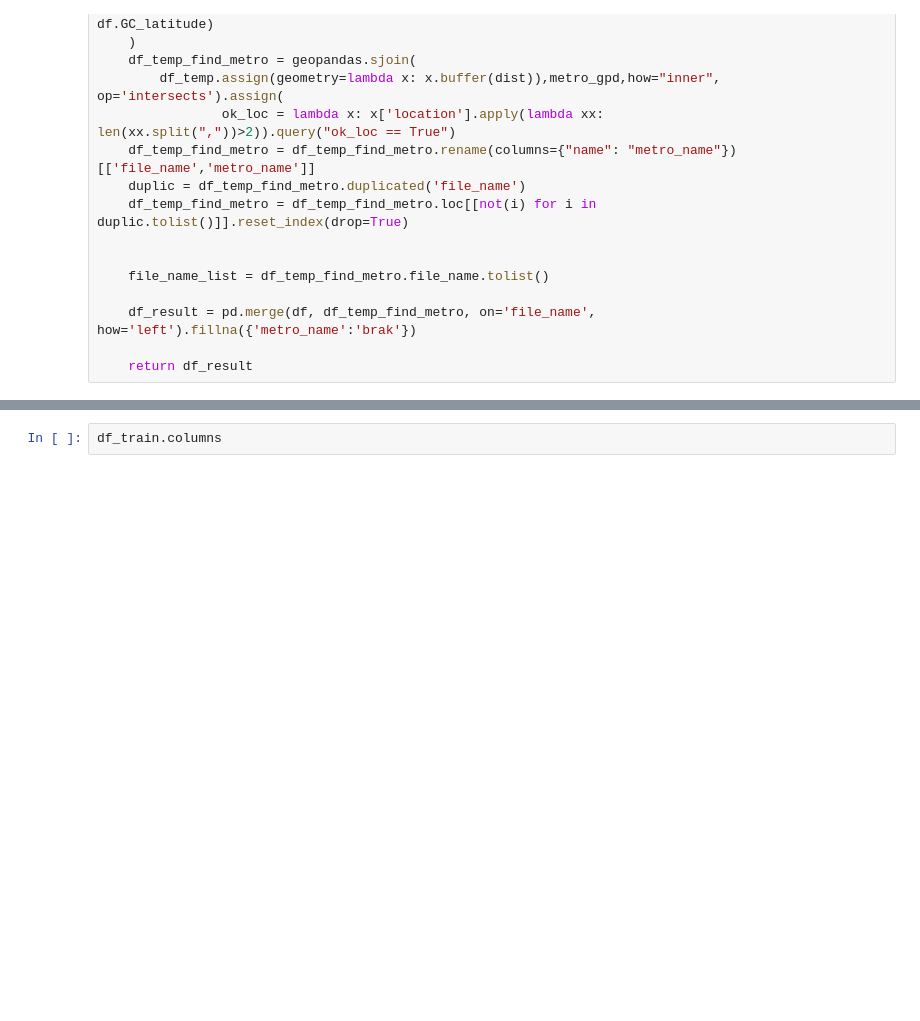
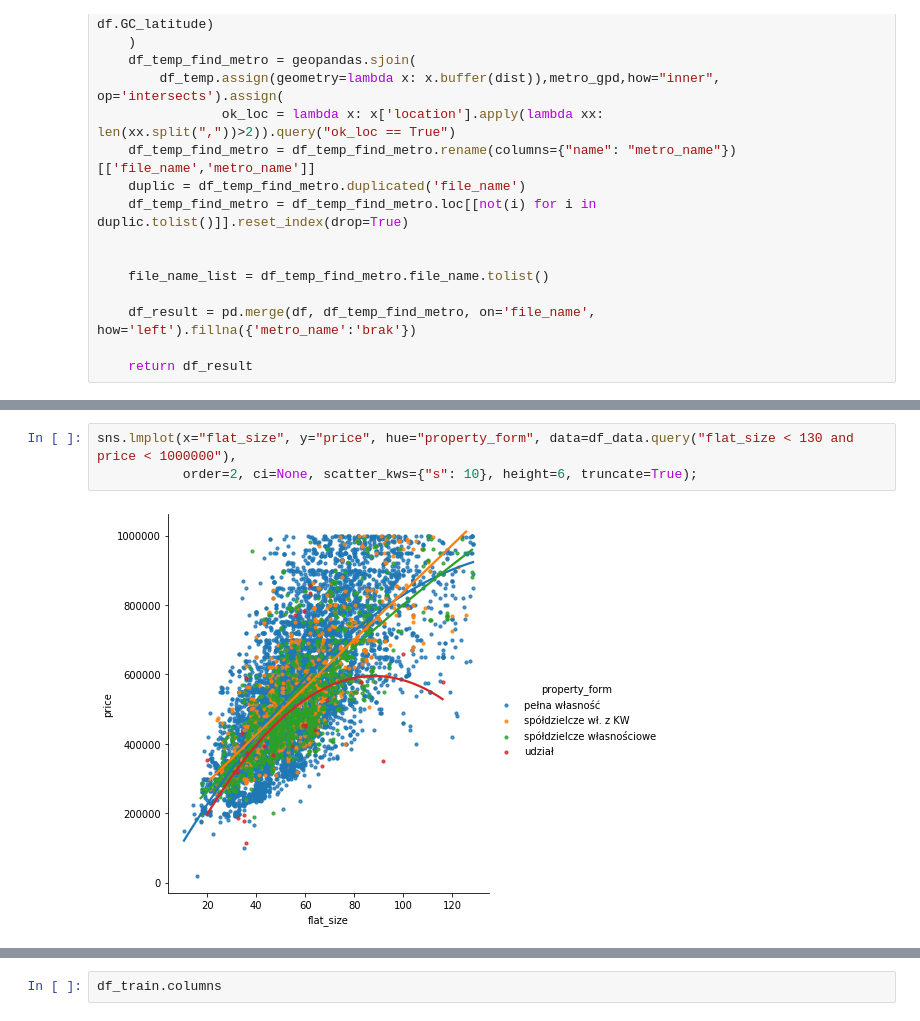
Before and after one commit to xSzpo/xFlats, a Jupyter notebook: Notebooks/02_load_data_generator.ipynb, the cells around one changed output, grey strips where cells are left out. Saved outputs shown, nothing was run; the diff lists cells and outputs as text; blank space fills up the shorter version.

```diff
--- a/Notebooks/02_load_data_generator.ipynb
+++ b/Notebooks/02_load_data_generator.ipynb
@@ -355,0 +633,5 @@ gpd_metro =gpd[gpd.name.str.match('Metro')]
+# %%
+sns.lmplot(x="flat_size", y="price", hue="property_form", data=df_data.query("flat_size < 130 and price < 1000000"),
+           order=2, ci=None, scatter_kws={"s": 10}, height=6, truncate=True);
+# %% [output]
+[figure, added]
```
Also changed, not shown: parts of 51 cells of this notebook, 2 other files.
